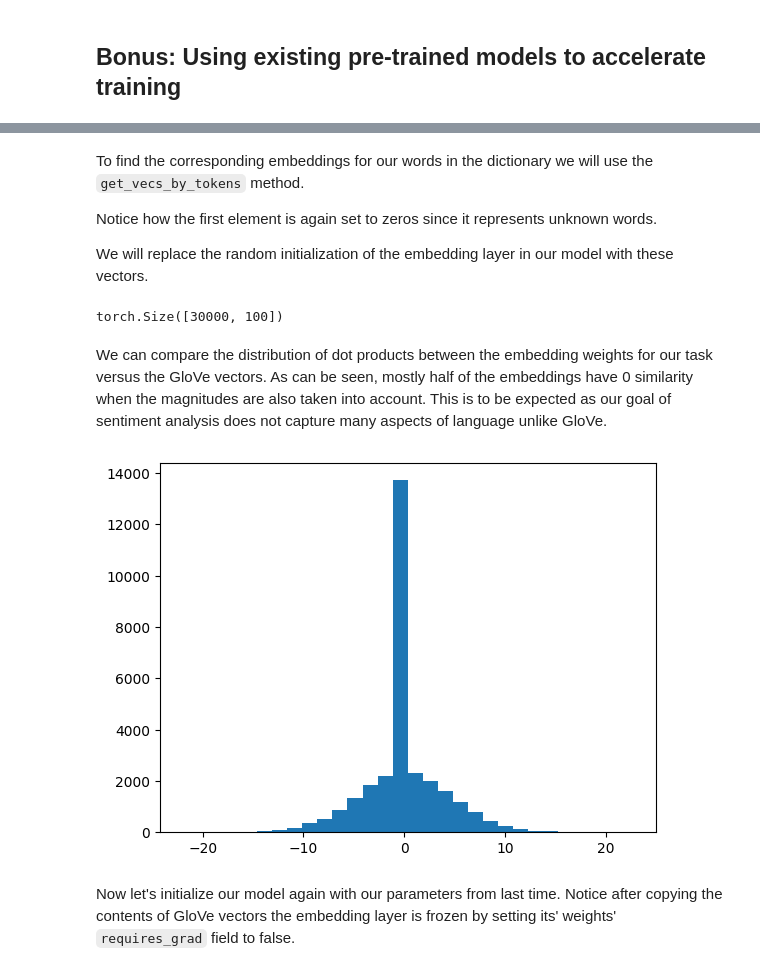
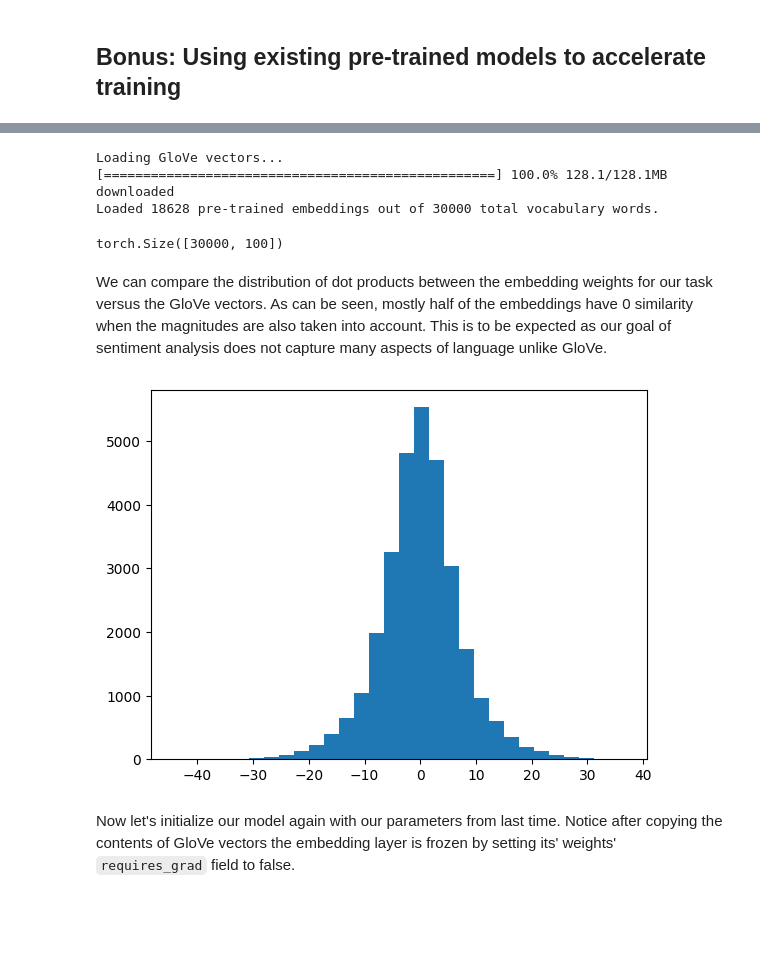
Before and after one commit to volgasezen/di504, a Jupyter notebook: Lab2/NLP_with_CNN.ipynb, the cells around one changed output, grey strips where cells are left out. Cells and saved outputs as stored; diff of their text form; code cells hidden in the pictures; blank space fills up the shorter version.

Commit message:
Removed discontinued dependency (torchtext)

```diff
--- a/Lab2/NLP_with_CNN.ipynb
+++ b/Lab2/NLP_with_CNN.ipynb
@@ -289,14 +289,30 @@ If we choose the top 30000 words, these will cover 97% of the word occurances in
+# %%
+class Vocab:
+    def __init__(self, tokens):
+        # Reserve index 0 for the unknown token explicitly
+        self.unique_tokens = ["<UNK>"] + list(set(tokens))
+        self.word2idx = {word: idx for idx, word in enumerate(self.unique_tokens)}
+        self.idx2word = {idx: word for word, idx in self.word2idx.items()}
+
+    def __len__(self):
+        return len(self.unique_tokens)
+
+    def encode(self, tokens):
+        # .get(word, 0) safely returns 0 (<UNK>) if the word is not found
+        return [self.word2idx.get(word, 0) for word in tokens]
+
+    def decode(self, indices):
+        return [self.idx2word.get(idx, "<UNK>") for idx in indices]
 # %%
 ordered_dict = OrderedDict(sorted_by_freq_tuples[:vocab_size-1])
-vocab = vocab_maker(ordered_dict, specials=["<unk>"])
-vocab.set_default_index(vocab["<unk>"])
+vocab = Vocab(ordered_dict)
 
 print('\033[1m'+'Original string:'+'\033[0m')
 print(test_string)
 print('\033[1m'+'Processed version:'+'\033[0m')
 print(processed_test)
 print('\033[1m'+'Vocabulary indices:'+'\033[0m')
-print(vocab(processed_test))
+print(vocab.encode(processed_test))
 # %% [output]
 Original string:
 This film should've been titled <br> mükerrer because it was so boring. [like] [dislike]
@@ -819,16 +807,0 @@ array([[-0.22557 ,  0.49418 ,  0.4861  , ..., -0.45744 ,  0.49646 ,
-# %% [markdown]
-To find the corresponding embeddings for our words in the dictionary we will use the `get_vecs_by_tokens` method.
-
-Notice how the first element is again set to zeros since it represents unknown words.
-
-We will replace the random initialization of the embedding layer in our model with these vectors.
-# %%
-word_list = sorted_by_freq_tuples[:vocab_size-1]
-
-x = [global_vectors.get_vecs_by_tokens(x[0]) for x in word_list]
-
-vocab_vectors = torch.cat(x).reshape(-1,cnn_params['embed_dim'])
-vocab_vectors = torch.cat([torch.zeros(1,cnn_params['embed_dim']), vocab_vectors], axis=0)
-vocab_vectors.shape
-# %% [output]
-torch.Size([30000, 100])
@@ -835,11 +810,37 @@ torch.Size([30000, 100])
+# %%
+import gensim.downloader as api
+
+print("Loading GloVe vectors...")
+glove_vectors = api.load("glove-wiki-gigaword-100")
+
+embedding_matrix = torch.randn(vocab_size, cnn_params.embed_dim)
+embedding_matrix[0,:] = torch.zeros(cnn_params.embed_dim)
+
+found_words = 0
+for word, idx in vocab.word2idx.items():
+    if word in glove_vectors:
+        embedding_matrix[idx] = torch.tensor(glove_vectors[word].copy())
+        found_words += 1
+
+print(f"Loaded {found_words} pre-trained embeddings out of {vocab_size} total vocabulary words.")
+
+del glove_vectors
+# %% [output]
+Loading GloVe vectors...
+[==================================================] 100.0% 128.1/128.1MB downloaded
+Loaded 18628 pre-trained embeddings out of 30000 total vocabulary words.
+# %%
+embedding_matrix.shape
+# %% [output]
+torch.Size([30000, 100])
 # %% [markdown]
 We can compare the distribution of dot products between the embedding weights for our task versus the GloVe vectors. As can be seen, mostly half of the embeddings have 0 similarity when the magnitudes are also taken into account. This is to be expected as our goal of sentiment analysis does not capture many aspects of language unlike GloVe.
 # %%
 custom_embedding = model.embedding.weight.data.cpu()
 
-plt.hist((vocab_vectors * custom_embedding).sum(1),bins=30);
+plt.hist((embedding_matrix * custom_embedding).sum(1),bins=30);
 # %% [output]
-[figure, old version]
+[figure, new version]
 # %% [markdown]
 Now let's initialize our model again with our parameters from last time. Notice after copying the contents of GloVe vectors the embedding layer is frozen by setting its' weights' `requires_grad` field to false.
 # %%
```
Also changed, not shown: parts of 35 cells of this notebook, 1 other file.
